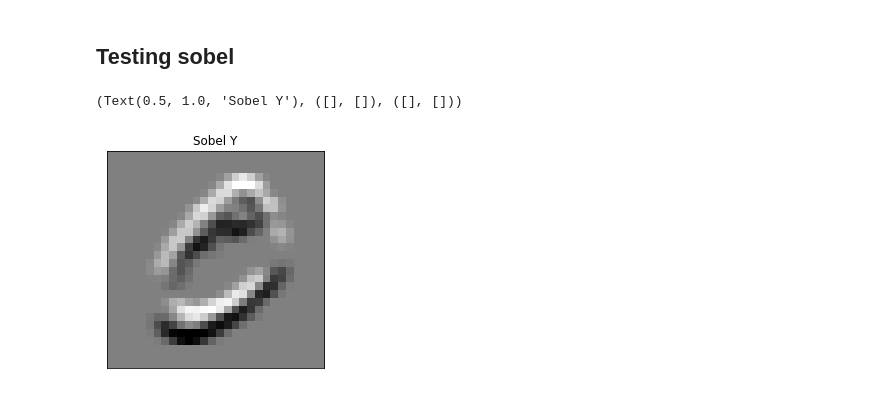
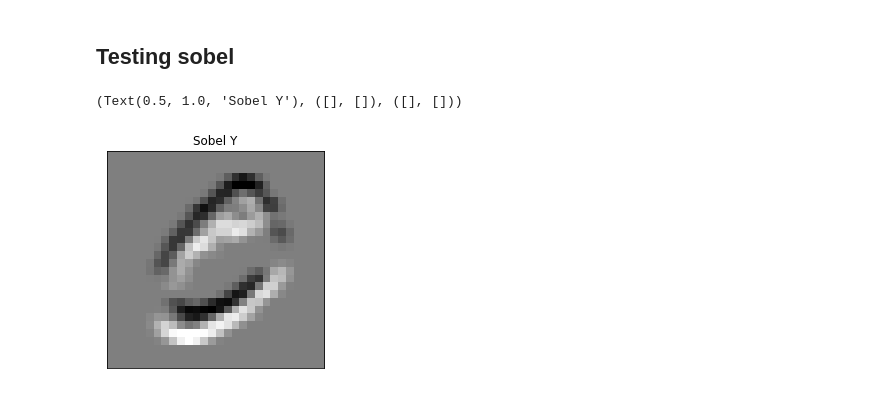
Before and after one commit to emiltj/data-science-exam-2022, a Jupyter notebook: scripts/ds.ipynb, the cells around one changed output. Cells and saved outputs as stored; diff of their text form; code cells hidden in the pictures.

```diff
--- a/scripts/ds.ipynb
+++ b/scripts/ds.ipynb
@@ -34,8 +35,8 @@ X = np.concatenate((train_X, test_X), axis=0)
 y = np.concatenate((train_y, test_y), axis=0)
 
 # Subset for faster processing
-X = X[:250]
-y = y[:250]
+X = X[:2500]
+y = y[:2500]
 # %% [markdown]
 ## Game of Life
 # %%
@@ -200,12 +309,12 @@ plt.show()
 # %% [markdown]
 ## Testing sobel
 # %%
-img = X[1]
+img = np.array(X[1], dtype=np.float32)
 
 sobely = cv2.Sobel(img,cv2.CV_64F,0,1,ksize=3)
 
-plt.subplot(1,1,1),plt.imshow(sobely,cmap = 'gray')
+plt.plot,plt.imshow(sobely,cmap = 'gray_r')
 plt.title('Sobel Y'), plt.xticks([]), plt.yticks([])
 # %% [output]
 (Text(0.5, 1.0, 'Sobel Y'), ([], []), ([], []))
-[figure, old version]
+[figure, new version]
```
Also changed, not shown: parts of 11 cells of this notebook, 1 other file.
